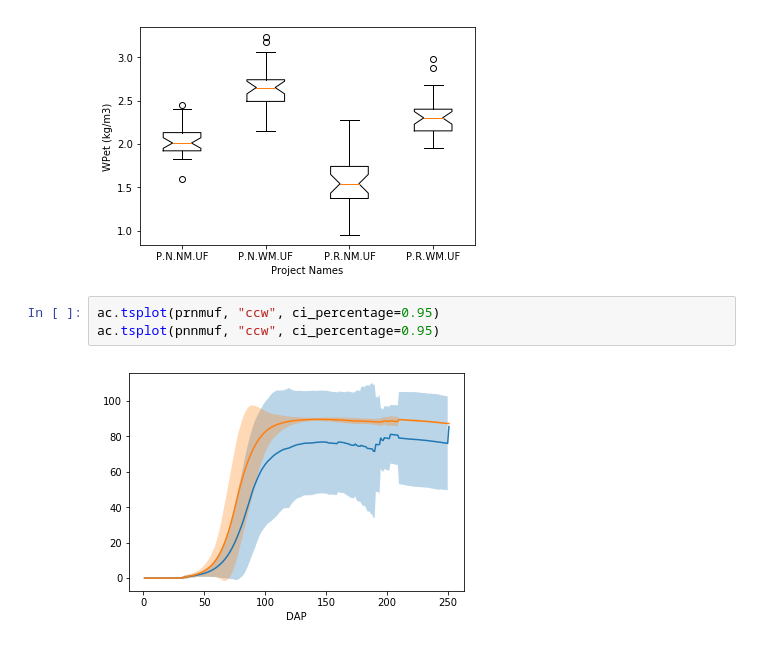
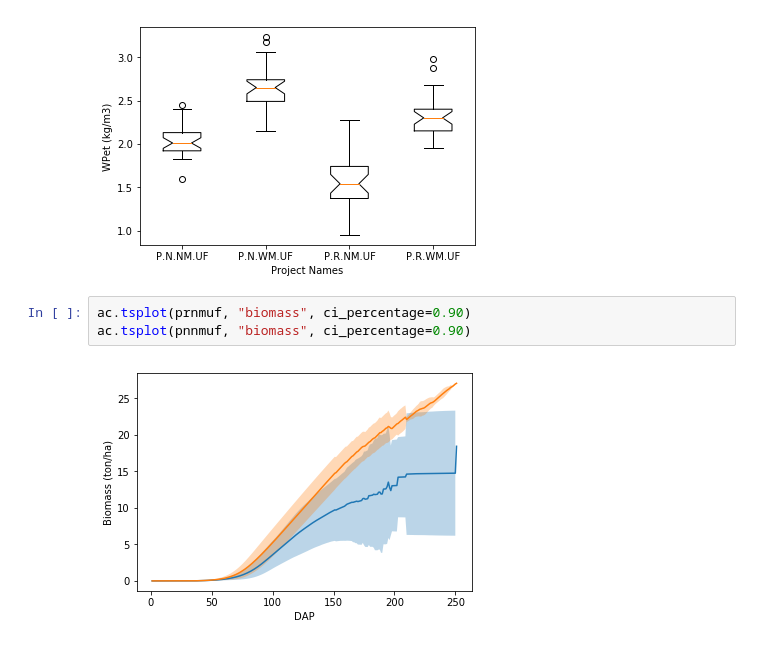
Before and after one commit to caburj/acresults, a Jupyter notebook: examples/example-01.ipynb, the cells around one changed output. Cells and saved outputs as stored; diff of their text form.

```diff
--- a/examples/example-01.ipynb
+++ b/examples/example-01.ipynb
@@ -71,7 +69,7 @@ ac.boxplot(results=[pnnmuf, pnwmuf, prnmuf, prwmuf], variable="wpet")
 # %% [output]
 [figure]
 # %%
-ac.tsplot(prnmuf, "ccw", ci_percentage=0.95)
-ac.tsplot(pnnmuf, "ccw", ci_percentage=0.95)
+ac.tsplot(prnmuf, "biomass", ci_percentage=0.90)
+ac.tsplot(pnnmuf, "biomass", ci_percentage=0.90)
 # %% [output]
-[figure, old version]
+[figure, new version]
```
Also changed, not shown: parts of 11 cells of this notebook, 2 other files.
